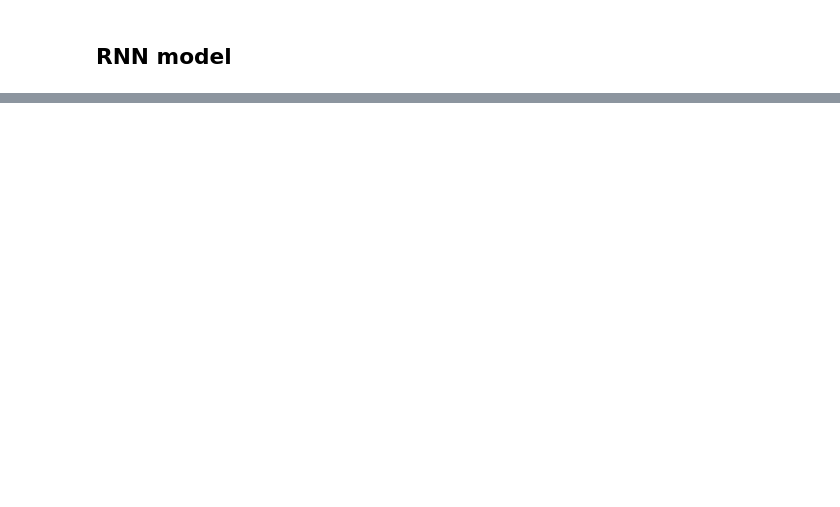
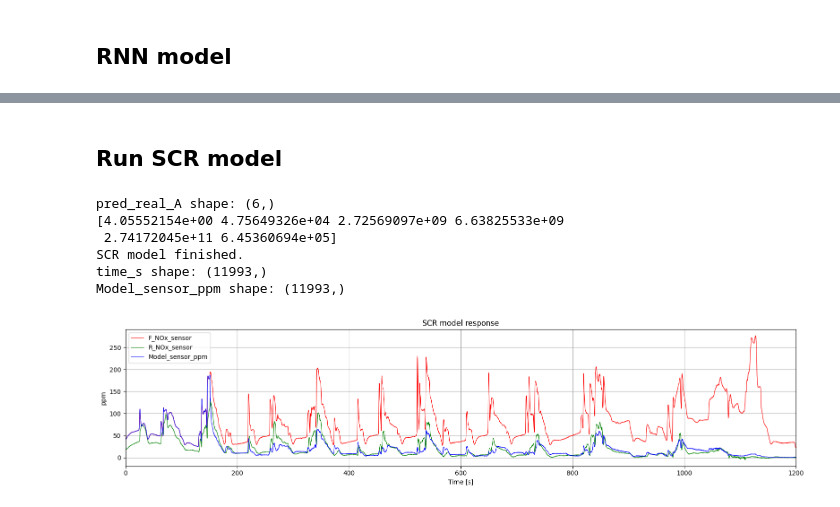
Before and after one commit to KLohithSaradhi/InverseModelling_NOxCatalyticConverter, a Jupyter notebook: _RNN/main.ipynb, the cells around one changed output, grey strips where cells are left out. Cells and saved outputs as stored; diff of their text form; code cells hidden in the pictures; blank space fills up the shorter version.

```diff
--- a/_RNN/main.ipynb
+++ b/_RNN/main.ipynb
@@ -336,0 +457,14 @@ print("  test_pred_ks.npy")
+# %%
+for j, name in enumerate(param_names):
+    plt.figure(figsize=(5, 5))
+    plt.scatter(np.log10(true_A_test[:, j]), np.log10(pred_A_test[:, j]), alpha=0.7)
+
+    vmin = min(np.log10(true_A_test[:, j]).min(), np.log10(pred_A_test[:, j]).min())
+    vmax = max(np.log10(true_A_test[:, j]).max(), np.log10(pred_A_test[:, j]).max())
+
+    plt.plot([vmin, vmax], [vmin, vmax], "k--")
+    plt.xlabel(f"True log10({name})")
+    plt.ylabel(f"Predicted log10({name})")
+    plt.title(name)
+    plt.grid(True)
+    plt.show()
@@ -336,0 +752,66 @@ print("  test_pred_ks.npy")
+# %% [markdown]
+## Run SCR model
+# %%
+pred_real_A = np.asarray(pred_real_A, dtype=np.float64).reshape(-1)
+
+print("pred_real_A shape:", pred_real_A.shape)
+print(pred_real_A)
+
+if pred_real_A.size != 6:
+    raise ValueError(f"Expected 6 predicted constants, but got shape {pred_real_A.shape}")
+
+A_ads, A_des, A_std, A_fst, A_slw, A_nh3ox = pred_real_A
+
+time_s, Model_sensor_ppm = run_scr_model(
+    A_std_0=float(A_std),
+    A_fst_0=float(A_fst),
+    A_slw_0=float(A_slw),
+    A_ads_0=float(A_ads),
+    A_des_0=float(A_des),
+    A_nh3ox_0=float(A_nh3ox),
+)
+
+print("SCR model finished.")
+print("time_s shape:", np.shape(time_s))
+print("Model_sensor_ppm shape:", np.shape(Model_sensor_ppm))
+# %% [output]
+pred_real_A shape: (6,)
+[4.05552154e+00 4.75649326e+04 2.72569097e+09 6.63825533e+09
+ 2.74172045e+11 6.45360694e+05]
+SCR model finished.
+time_s shape: (11993,)
+Model_sensor_ppm shape: (11993,)
+# %%
+import matplotlib.pyplot as plt
+import scipy.io as sio
+import numpy as np
+
+# Define load_timeseries function here so it's accessible
+def load_timeseries(mat_dict, name):
+    obj = mat_dict[name][0, 0]
+    t = np.asarray(obj["time"]).squeeze().astype(float)
+    v = np.asarray(obj["signals"][0, 0]["values"]).squeeze().astype(float)
+    return t, v
+
+# ---- Load only the two measured signals for plotting ----
+mat = sio.loadmat(mat_path)
+
+t_f, F_NOx_sensor = load_timeseries(mat, "F_NOx_sensor")
+t_r, R_NOx_sensor = load_timeseries(mat, "R_NOx_sensor")
+
+# ---- Plot ----
+plt.figure(figsize=(16, 4))
+plt.plot(t_f, F_NOx_sensor, label="F_NOx_sensor", color='red', linewidth=0.8)
+plt.plot(t_r, R_NOx_sensor, label="R_NOx_sensor", color='green', linewidth=0.8)
+plt.plot(time_s, Model_sensor_ppm, label="Model_sensor_ppm", color='blue', linewidth=0.8)
+
+plt.xlim(0, 1200)   # optional
+plt.xlabel("Time [s]")
+plt.ylabel("ppm")
+plt.title("SCR model response")
+plt.grid(True)
+plt.legend()
+plt.tight_layout()
+plt.show()
+# %% [output]
+[figure, added]
```
Also changed, not shown: parts of 39 cells of this notebook, 2 other files.
